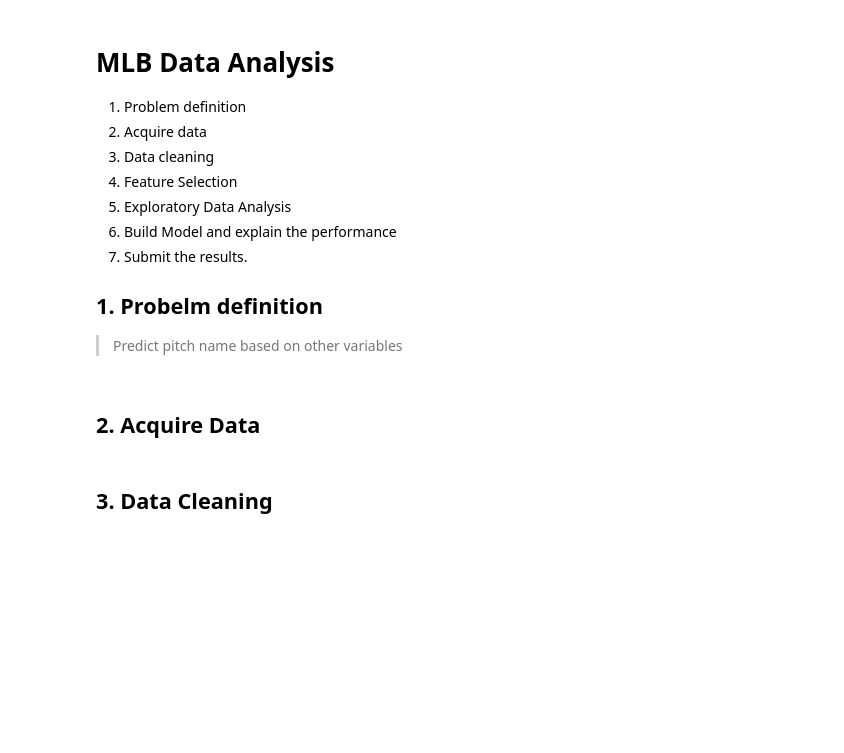
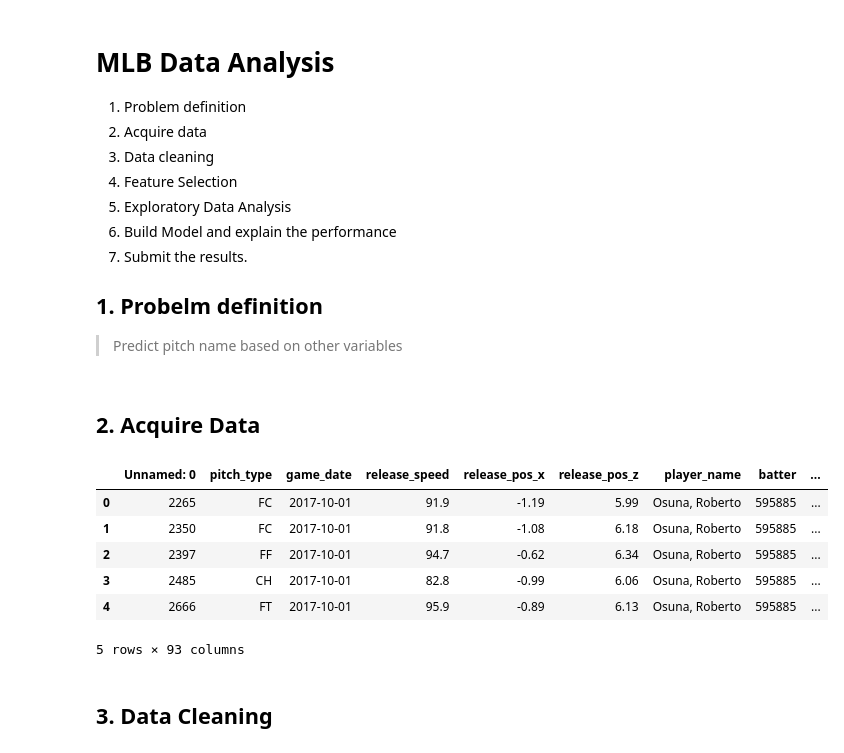
Before and after one commit to gihonglee/MLB_project, a Jupyter notebook: mlb-eda.ipynb, the cells around one changed output. Drawn from its saved outputs; the diff is of its cells as text; code cells hidden in the pictures; blank space fills up the shorter version.

```diff
--- a/mlb-eda.ipynb
+++ b/mlb-eda.ipynb
@@ -43,6 +46,16 @@ import os
 ## 2. Acquire Data
 # %%
 df = pd.read_csv("statcast_2017.csv")
+# %%
+df.head()
+# %% [output]
+|  | Unnamed: 0 | pitch_type | game_date | release_speed | release_pos_x | release_pos_z | player_name | batter | ... |
+| 0 | 2265 | FC | 2017-10-01 | 91.9 | -1.19 | 5.99 | Osuna, Roberto | 595885 | ... |
+| 1 | 2350 | FC | 2017-10-01 | 91.8 | -1.08 | 6.18 | Osuna, Roberto | 595885 | ... |
+| 2 | 2397 | FF | 2017-10-01 | 94.7 | -0.62 | 6.34 | Osuna, Roberto | 595885 | ... |
+| 3 | 2485 | CH | 2017-10-01 | 82.8 | -0.99 | 6.06 | Osuna, Roberto | 595885 | ... |
+| 4 | 2666 | FT | 2017-10-01 | 95.9 | -0.89 | 6.13 | Osuna, Roberto | 595885 | ... |
+5 rows × 93 columns
 # %% [markdown]
 ## 3. Data Cleaning
 # %%
```
Also changed, not shown: parts of 10 cells of this notebook.
